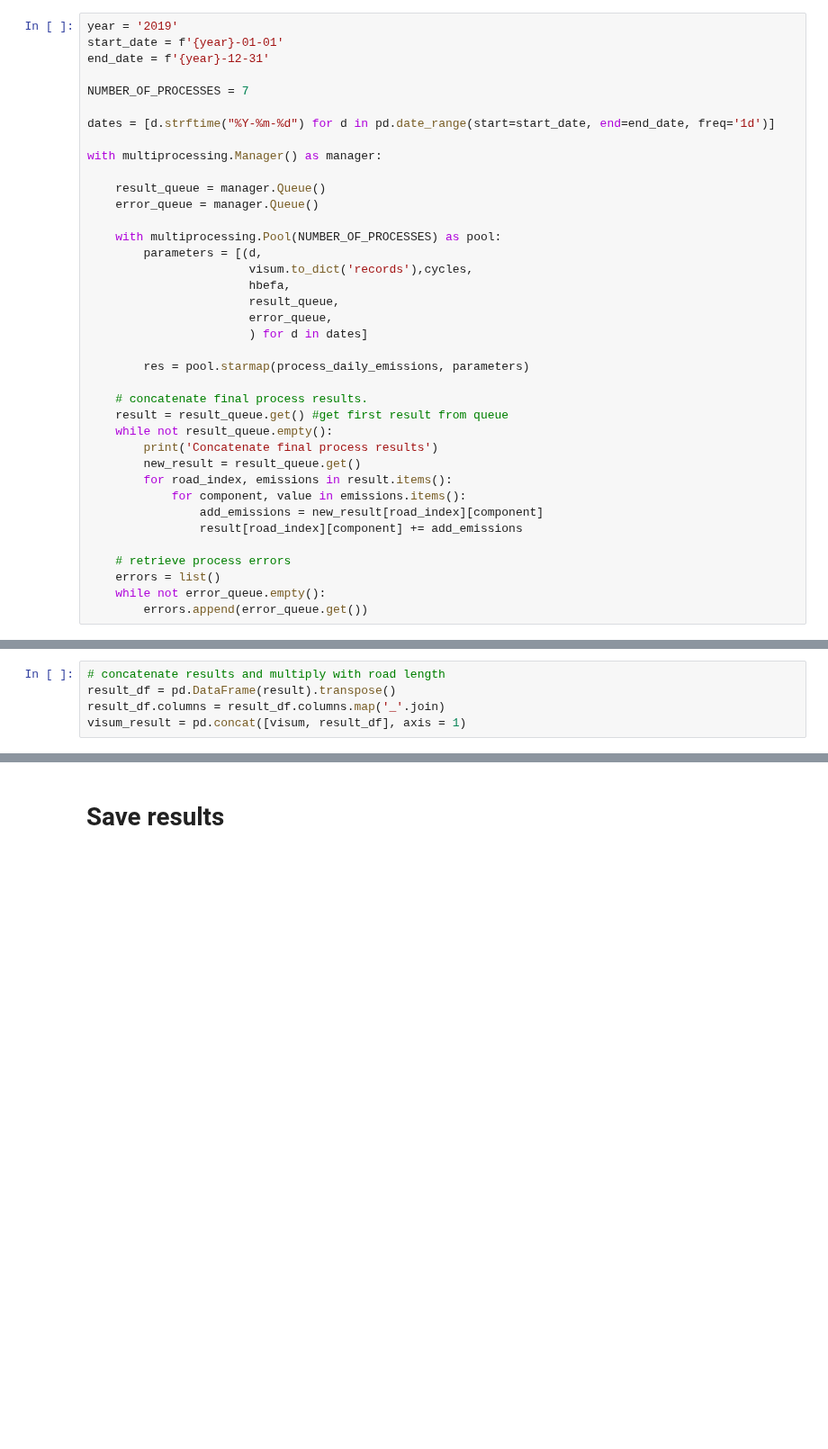
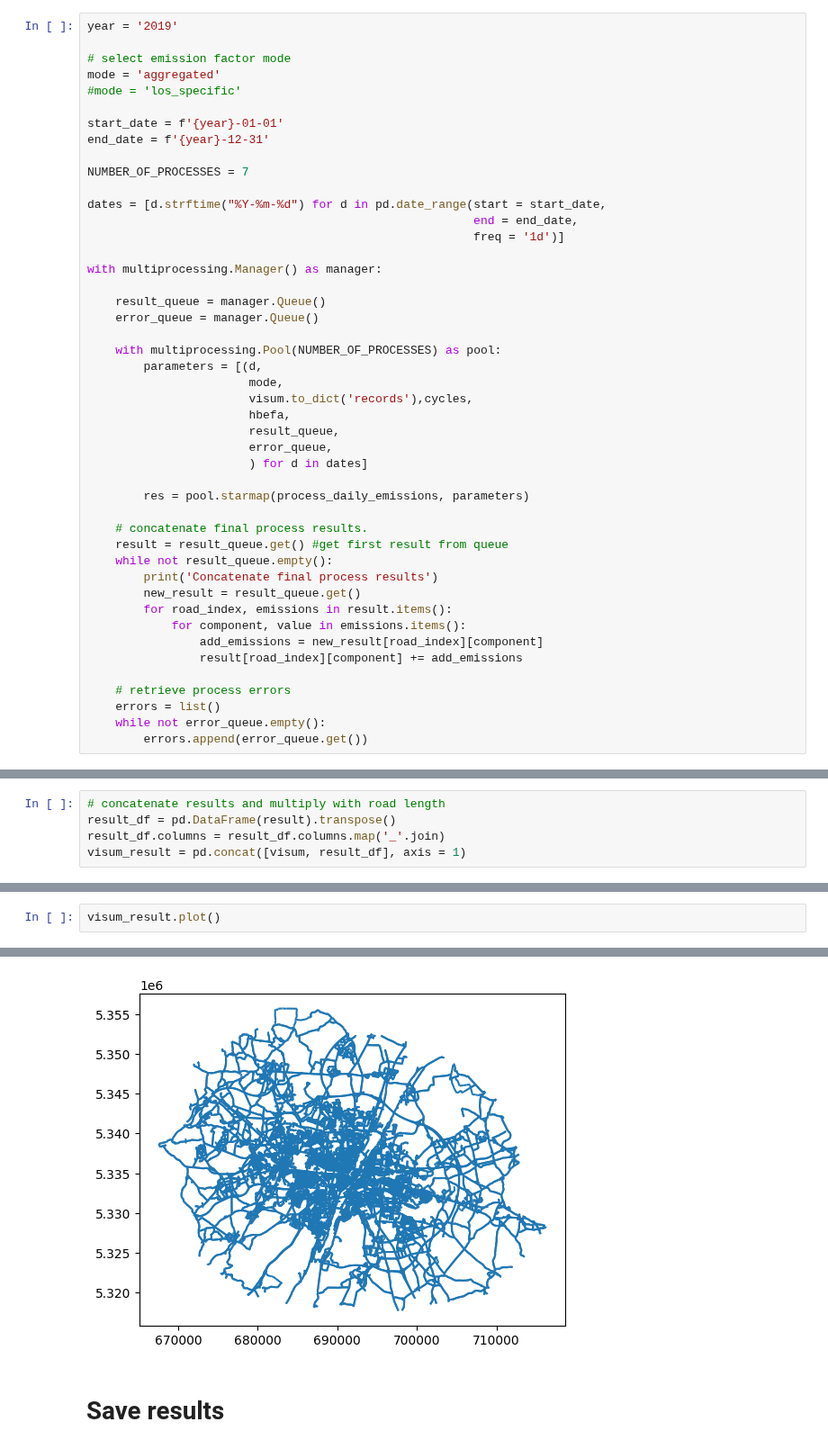
Before and after one commit to tum-esm/drive-inventory, a Jupyter notebook: notebooks/calculate_hot_emissions.ipynb, the cells around one changed output, grey strips where cells are left out. Shown at 90% size. Cells and saved outputs as stored; diff of their text form; blank space fills up the shorter version.

```diff
--- a/notebooks/calculate_hot_emissions.ipynb
+++ b/notebooks/calculate_hot_emissions.ipynb
@@ -50,12 +51,19 @@ Loaded emission factors from /Users/daniel_tum/Documents/projects/traffic invent
 Use multiprocessing to calculate the emission for each road link day by day. This process will take some time to be finished for the whole area of interest.
 # %%
 year = '2019'
+
+# select emission factor mode
+mode = 'aggregated'
+#mode = 'los_specific'
+
 start_date = f'{year}-01-01'
 end_date = f'{year}-12-31'
 
 NUMBER_OF_PROCESSES = 7
 
-dates = [d.strftime("%Y-%m-%d") for d in pd.date_range(start=start_date, end=end_date, freq='1d')]
+dates = [d.strftime("%Y-%m-%d") for d in pd.date_range(start = start_date,
+                                                       end = end_date,
+                                                       freq = '1d')]
 
 with multiprocessing.Manager() as manager:
 
@@ -64,6 +72,7 @@ with multiprocessing.Manager() as manager:
 
     with multiprocessing.Pool(NUMBER_OF_PROCESSES) as pool:
         parameters = [(d,
+                       mode,
                        visum.to_dict('records'),cycles,
                        hbefa,
                        result_queue,
@@ -120,0 +140,3 @@ visum_result = pd.concat([visum, result_df], axis = 1)
+# %%
+visum_result.plot()
+# %% [output]
@@ -121,3 +144,4 @@ visum_result = pd.concat([visum, result_df], axis = 1)
+[figure, added]
 # %% [markdown]
 # Save results
 # %%
```
Also changed, not shown: parts of 7 cells of this notebook, 6 other files.
